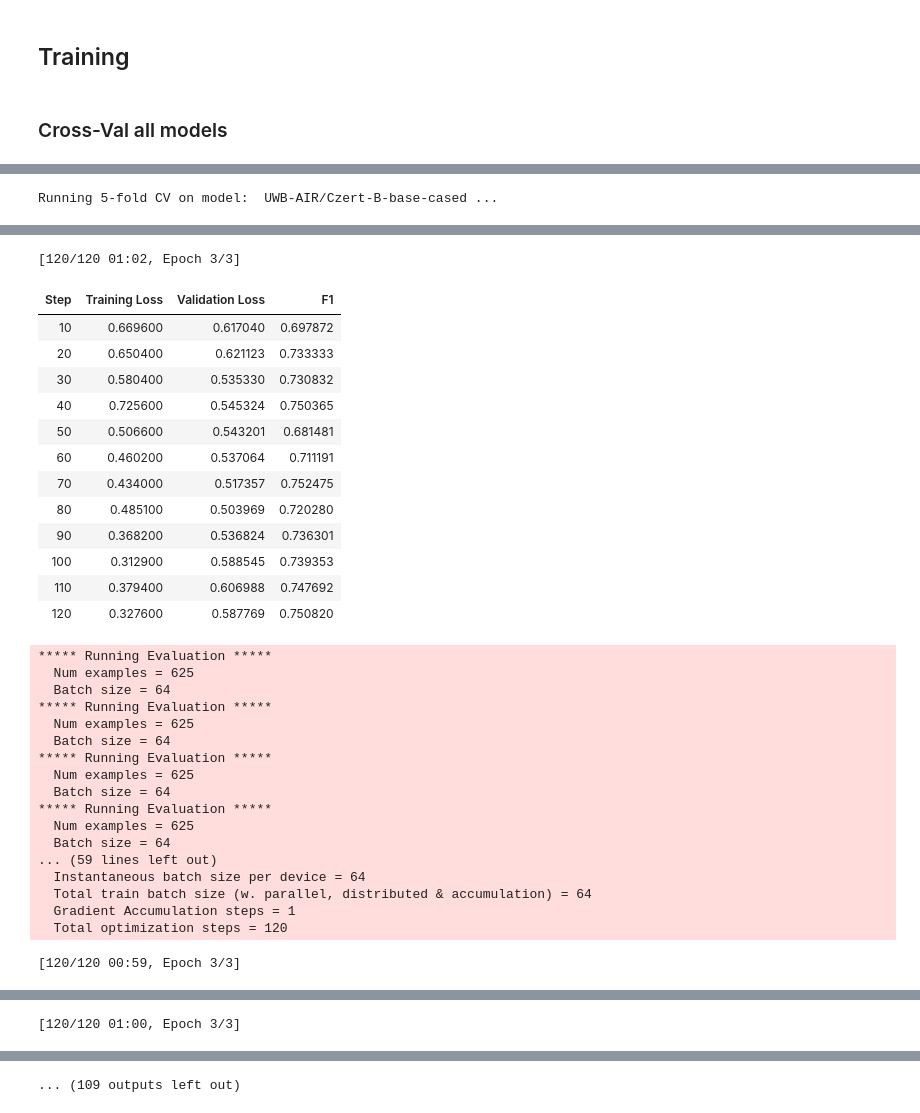
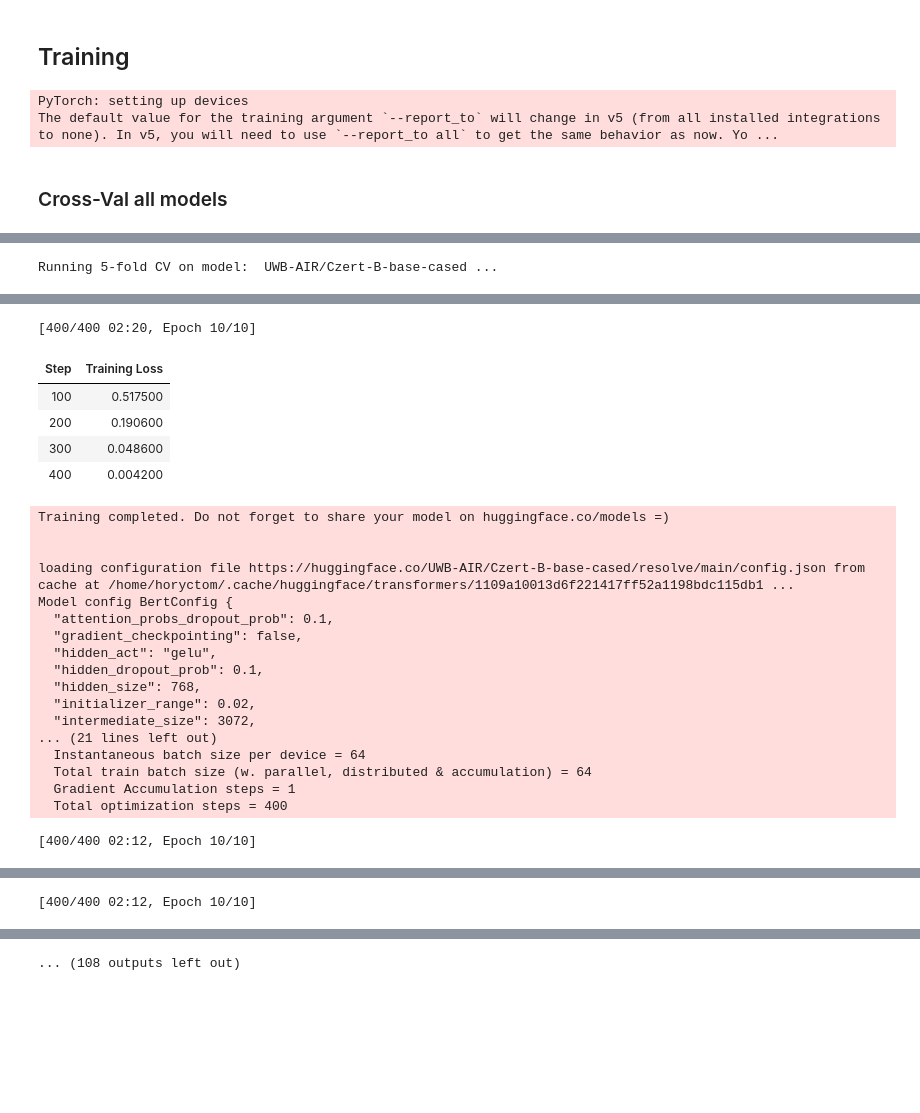
Before and after one commit to horychtom/czech-media-bias-detection, a Jupyter notebook: notebooks/media/baseline/baseline_czech.ipynb, the cells around one changed output, grey strips where cells are left out. Saved outputs shown, nothing was run; the diff lists cells and outputs as text; code cells hidden in the pictures; blank space fills up the shorter version.

```diff
--- a/notebooks/media/baseline/baseline_czech.ipynb
+++ b/notebooks/media/baseline/baseline_czech.ipynb
@@ -63,20 +69,23 @@ def compute_metrics_eval(eval_preds):
 skfold = StratifiedKFold(n_splits=5, shuffle=True, random_state=42)
 # %%
 training_args = TrainingArguments(
-    num_train_epochs=3,
+    num_train_epochs=10,
     per_device_train_batch_size=BATCH_SIZE,
-    per_device_eval_batch_size=BATCH_SIZE,
-    logging_steps=10,
+    #per_device_eval_batch_size=BATCH_SIZE,
+    logging_steps=100,
     disable_tqdm = False,
-    warmup_steps=10,
+    warmup_steps=40,
     save_total_limit=2,
-    evaluation_strategy="steps",
-    metric_for_best_model = 'f1',
+    #evaluation_strategy="steps",
+    #metric_for_best_model = 'f1',
     weight_decay=0.1,
     output_dir = './',
     learning_rate=5e-5)
 
 ## BEST PARAMS
+# %% [output]
+PyTorch: setting up devices
+The default value for the training argument `--report_to` will change in v5 (from all installed integrations to none). In v5, you will need to use `--report_to all` to get the same behavior as now. Yo ...
 # %% [markdown]
 ### Cross-Val all models
 # %%
@@ -98,8 +107,7 @@ for model_name in config_data['models']:
 
         model = AutoModelForSequenceClassification.from_pretrained(model_name,num_labels=2);
         model.to(device)
-        trainer = Trainer(model,training_args,train_dataset=token_train,eval_dataset=token_valid,compute_metrics=compute_metrics_eval,data_collator=data_collator,
-                          tokenizer=tokenizer)
+        trainer = Trainer(model,training_args,train_dataset=token_train,data_collator=data_collator,tokenizer=tokenizer)#,,eval_dataset=token_valid,compute_metrics=compute_metrics_eval
         trainer.train()
 
         #evaluation
@@ -121,32 +155,24 @@ Running 5-fold CV on model:  UWB-AIR/Czert-B-base-cased ...
-[120/120 01:02, Epoch 3/3]
+[400/400 02:20, Epoch 10/10]
-| Step | Training Loss | Validation Loss | F1 |
-| 10 | 0.669600 | 0.617040 | 0.697872 |
-| 20 | 0.650400 | 0.621123 | 0.733333 |
-| 30 | 0.580400 | 0.535330 | 0.730832 |
-| 40 | 0.725600 | 0.545324 | 0.750365 |
-| 50 | 0.506600 | 0.543201 | 0.681481 |
-| 60 | 0.460200 | 0.537064 | 0.711191 |
-| 70 | 0.434000 | 0.517357 | 0.752475 |
-| 80 | 0.485100 | 0.503969 | 0.720280 |
-| 90 | 0.368200 | 0.536824 | 0.736301 |
-| 100 | 0.312900 | 0.588545 | 0.739353 |
-| 110 | 0.379400 | 0.606988 | 0.747692 |
-| 120 | 0.327600 | 0.587769 | 0.750820 |
+| Step | Training Loss |
+| 100 | 0.517500 |
+| 200 | 0.190600 |
+| 300 | 0.048600 |
+| 400 | 0.004200 |
-***** Running Evaluation *****
-  Num examples = 625
-  Batch size = 64
-***** Running Evaluation *****
-  Num examples = 625
-  Batch size = 64
-***** Running Evaluation *****
-  Num examples = 625
-  Batch size = 64
-***** Running Evaluation *****
-  Num examples = 625
-  Batch size = 64
-... (59 lines left out)
+Training completed. Do not forget to share your model on huggingface.co/models =)
+
+
+loading configuration file https://huggingface.co/UWB-AIR/Czert-B-base-cased/resolve/main/config.json from cache at /home/horyctom/.cache/huggingface/transformers/1109a10013d6f221417ff52a1198bdc115db1 ...
+Model config BertConfig {
+  "attention_probs_dropout_prob": 0.1,
+  "gradient_checkpointing": false,
+  "hidden_act": "gelu",
+  "hidden_dropout_prob": 0.1,
+  "hidden_size": 768,
+  "initializer_range": 0.02,
+  "intermediate_size": 3072,
+... (21 lines left out)
   Instantaneous batch size per device = 64
   Total train batch size (w. parallel, distributed & accumulation) = 64
   Gradient Accumulation steps = 1
-  Total optimization steps = 120
+  Total optimization steps = 400
-[120/120 00:59, Epoch 3/3]
+[400/400 02:12, Epoch 10/10]
@@ -183 +201 @@ Running 5-fold CV on model:  UWB-AIR/Czert-B-base-cased ...
-[120/120 01:00, Epoch 3/3]
+[400/400 02:12, Epoch 10/10]
@@ -214 +224 @@ Running 5-fold CV on model:  UWB-AIR/Czert-B-base-cased ...
-... (109 outputs left out)
+... (108 outputs left out)
```
Also changed, not shown: parts of 6 cells of this notebook.
